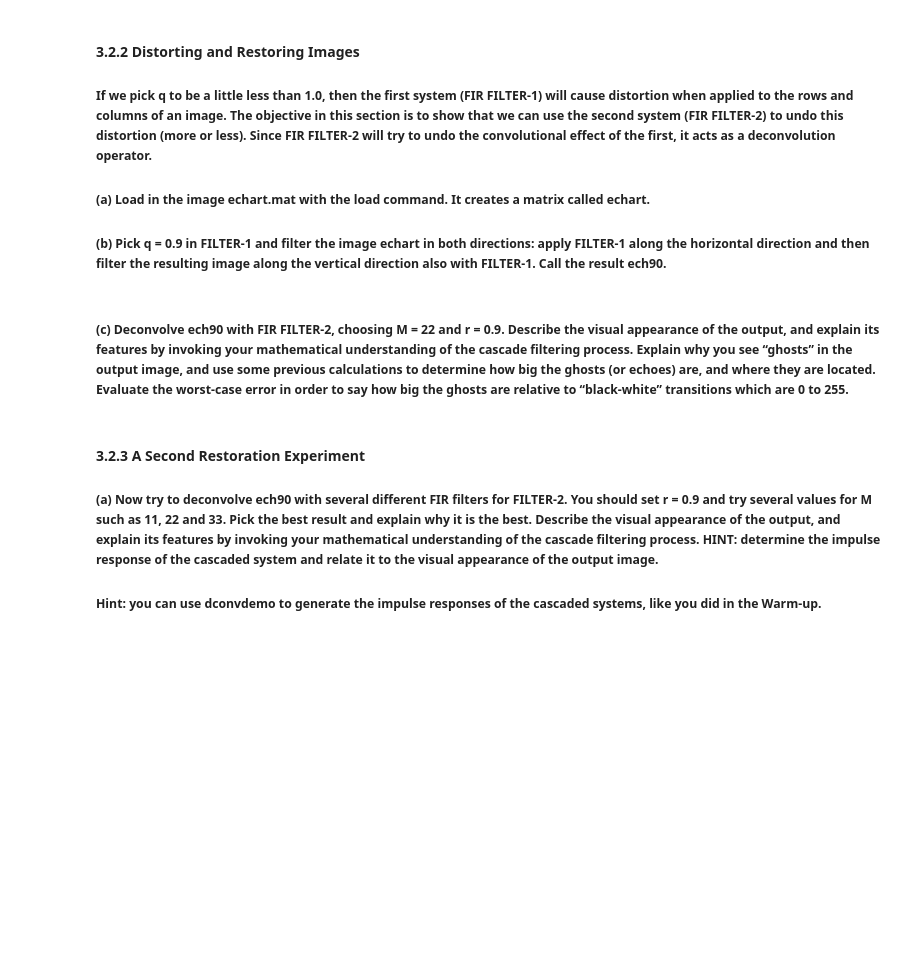
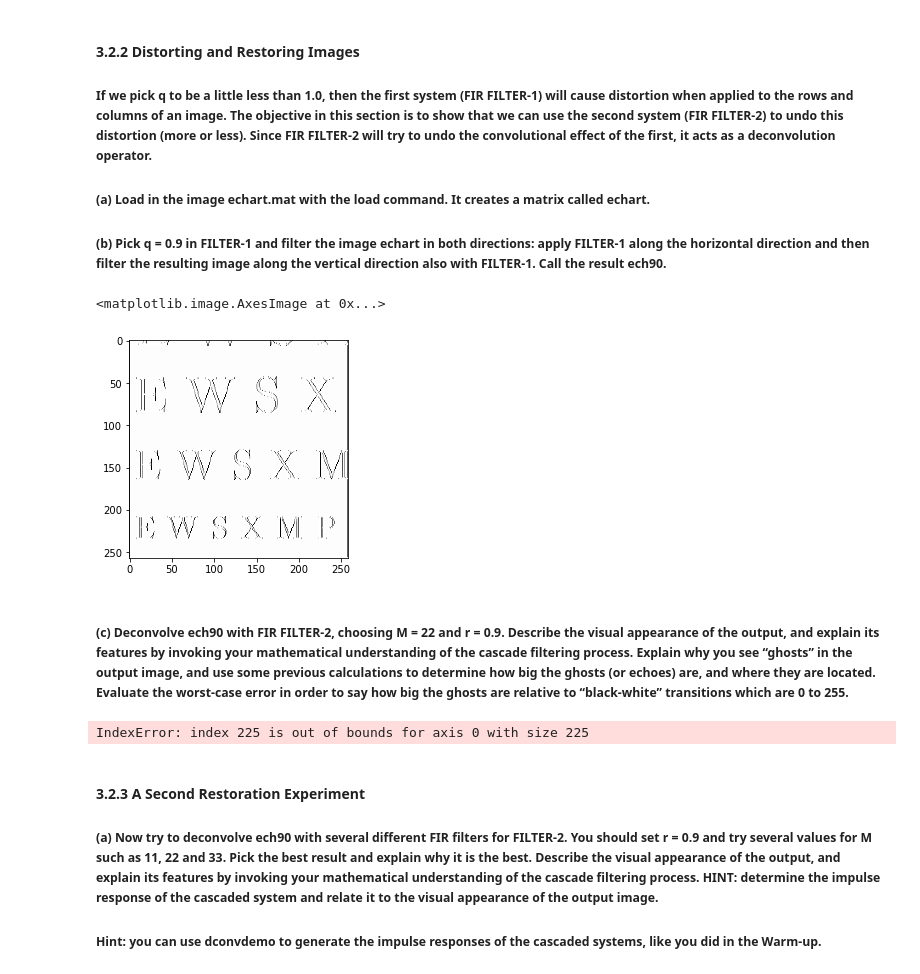
Before and after one commit to GrantBrown1994/DSP_Project, a Jupyter notebook: Lab9.ipynb, the cells around one changed output. Drawn from its saved outputs; the diff is of its cells as text; code cells hidden in the pictures; blank space fills up the shorter version.

```diff
--- a/Lab9.ipynb
+++ b/Lab9.ipynb
@@ -164,5 +183,30 @@ ech90 = convolve2d(img, h_1_n)
+# %%
+#image_file = Image.open('UofU_black.png') # open colour image
+# img = image_file.convert('1') # convert image to black and white
+# image_file.save('UofU_black_backup.png')
+# image_file = Image.open('UofU_black_backup.png') # open black and white image
+matlab_data = 'SamplingConvFiltering/echart.mat'
+img = load_matlab_data(matlab_data)
+img = img['echart']
+#img = np.array(image_file)
+h_1_n = np.array([1, -0.9])
+ech90_horizontal = image_filter(img, h_1_n, "horizontal")
+ech90 = image_filter(ech90_horizontal, h_1_n, "vertical")
+# im = Image.fromarray(ech90)
+# im.save("Echo_Image.png")
+plt.imshow(ech90.T, cmap='gray_r', vmin=0, vmax=255)
+# %% [output]
+<matplotlib.image.AxesImage at 0x...>
+[figure, added]
 # %% [markdown]
 ##### (c) Deconvolve ech90 with FIR FILTER-2, choosing M = 22 and r = 0.9. Describe the visual appearance of the output, and explain its features by invoking your mathematical understanding of the cascade filtering process. Explain why you see “ghosts” in the output image, and use some previous calculations to determine how big the ghosts (or echoes) are, and where they are located. Evaluate the worst-case error in order to say how big the ghosts are relative to “black-white” transitions which are 0 to 255.
+# %%
+ech90_horizontal_deconv = image_filter(ech90, h_2_n, "horizontal")
+ech90_deconv = image_filter(ech90_horizontal_deconv, h_2_n, "vertical")
+im = Image.fromarray(ech90_deconv)
+im.save("Echo_Image_Deconv.png")
+# %% [output]
+IndexError: index 225 is out of bounds for axis 0 with size 225
 # %% [markdown]
 #### 3.2.3 A Second Restoration Experiment
 
```
Also changed, not shown: parts of 10 cells of this notebook, 12 other files.
